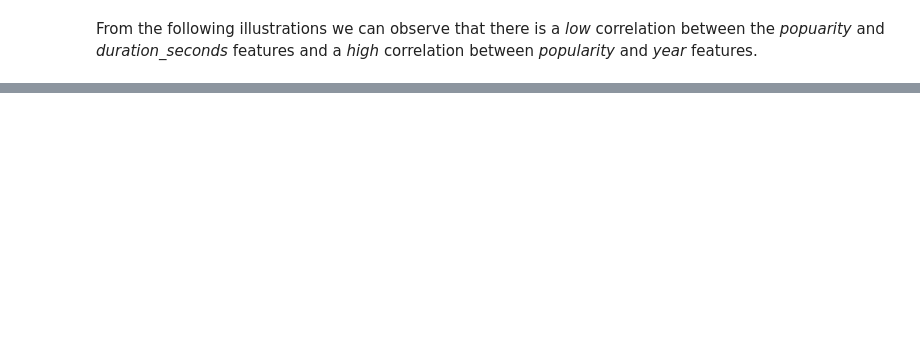
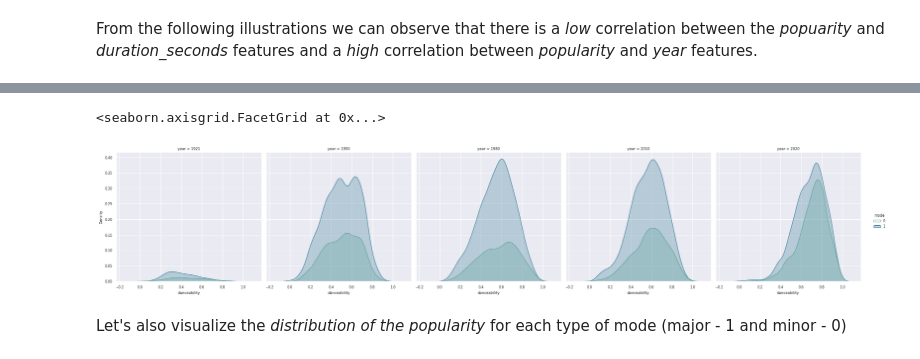
Before and after one commit to AnaMaria2019/data-vis-spotify-songs-dataset, a Jupyter notebook: data-vis-spotify-songs.ipynb, the cells around one changed output, grey strips where cells are left out. Saved outputs shown, nothing was run; the diff lists cells and outputs as text; code cells hidden in the pictures; blank space fills up the shorter version.

```diff
--- a/data-vis-spotify-songs.ipynb
+++ b/data-vis-spotify-songs.ipynb
@@ -145,0 +222,16 @@ Text(0.5, 1.0, 'Popularity vs Duration in seconds features correlation')
+# %%
+years = [1921, 1950, 1980, 2010, 2020]
+sb.displot(
+    data=data_shuffled[data_shuffled.year.isin(years)],
+    x='danceability',
+    hue='mode',
+    col='year',
+    kind='kde',
+    fill=True,
+    palette='crest'
+)
+# %% [output]
+<seaborn.axisgrid.FacetGrid at 0x...>
+[figure, added]
+# %% [markdown]
+Let's also visualize the *distribution of the popularity* for each type of mode (major - 1 and minor - 0)
```
Also changed, not shown: parts of 29 cells of this notebook, 3 other files.
